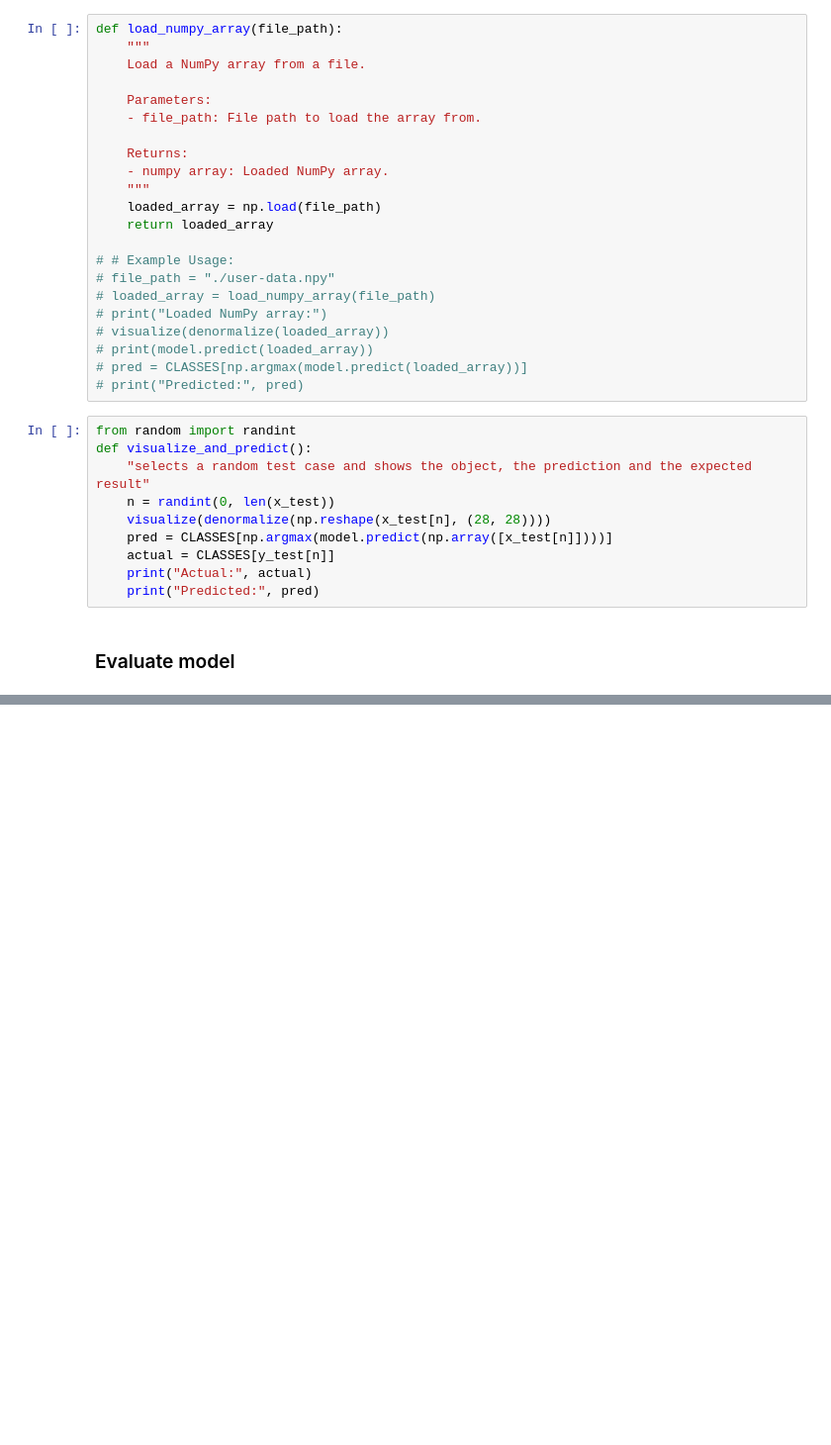
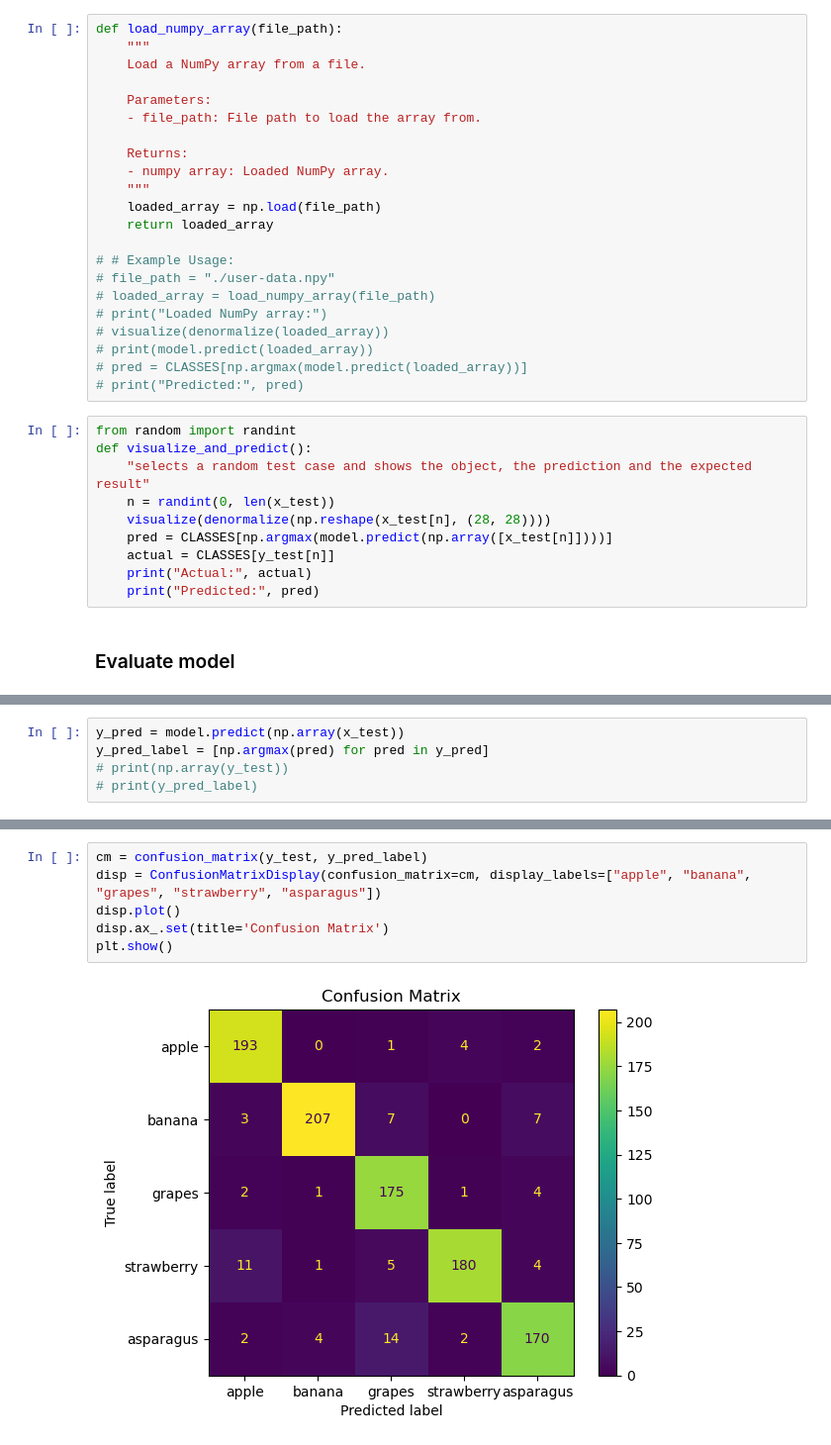
Before and after one commit to SaDaNdLoNeLy/doodleAI, a Jupyter notebook: preprocess.ipynb, the cells around one changed output, grey strips where cells are left out. Shown: that part at 99% size. Cells and saved outputs as stored; diff of their text form; blank space fills up the shorter version.

```diff
--- a/preprocess.ipynb
+++ b/preprocess.ipynb
@@ -253,0 +319,5 @@ ValueError: Classification metrics can't handle a mix of multiclass and continuo
+# %%
+y_pred = model.predict(np.array(x_test))
+y_pred_label = [np.argmax(pred) for pred in y_pred]
+# print(np.array(y_test))
+# print(y_pred_label)
@@ -253,0 +326,8 @@ ValueError: Classification metrics can't handle a mix of multiclass and continuo
+# %%
+cm = confusion_matrix(y_test, y_pred_label)
+disp = ConfusionMatrixDisplay(confusion_matrix=cm, display_labels=["apple", "banana", "grapes", "strawberry", "asparagus"])
+disp.plot()
+disp.ax_.set(title='Confusion Matrix')
+plt.show()
+# %% [output]
+[figure, added]
```
Also changed, not shown: parts of 12 cells of this notebook, 1 other file.
